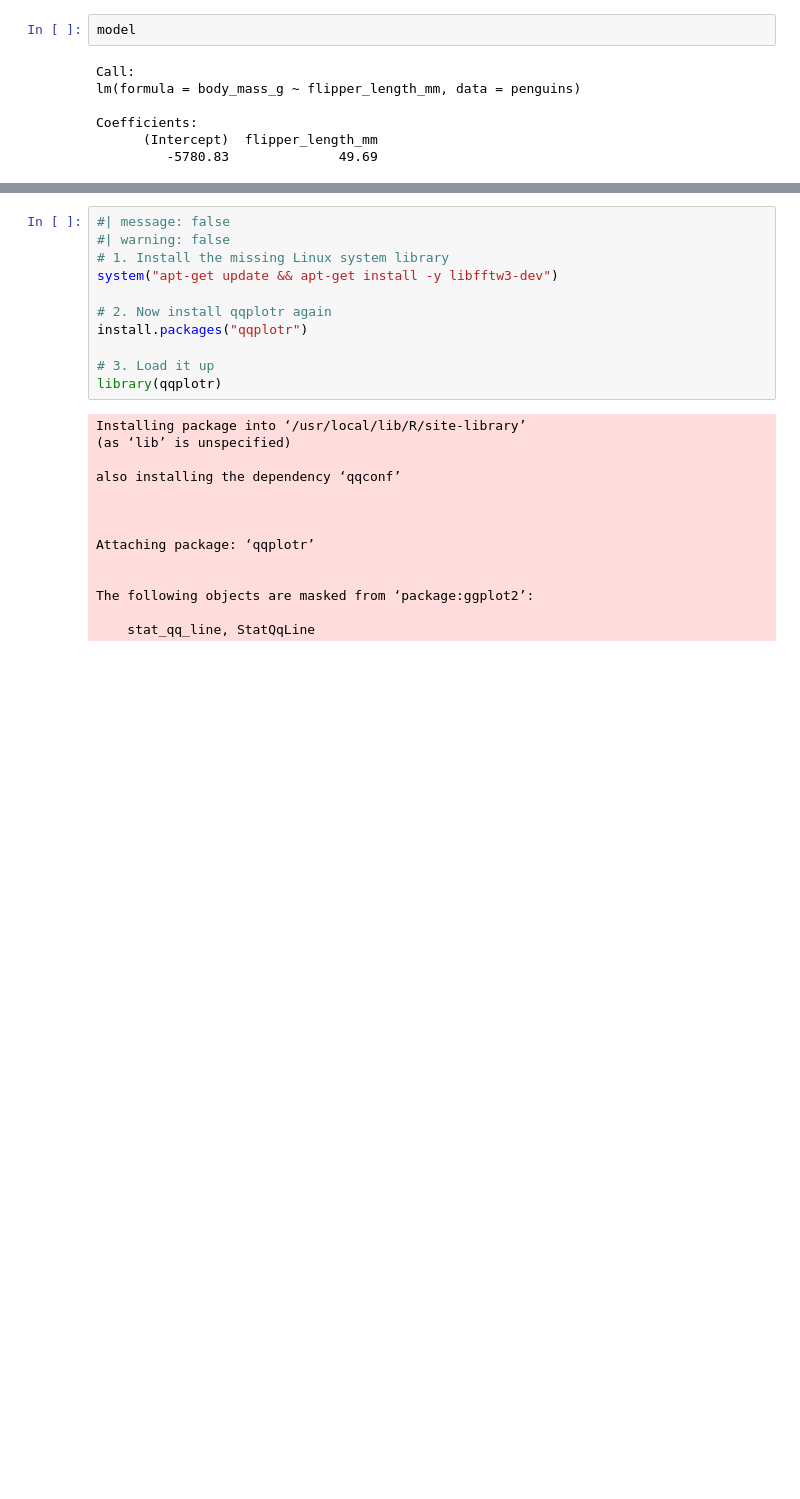
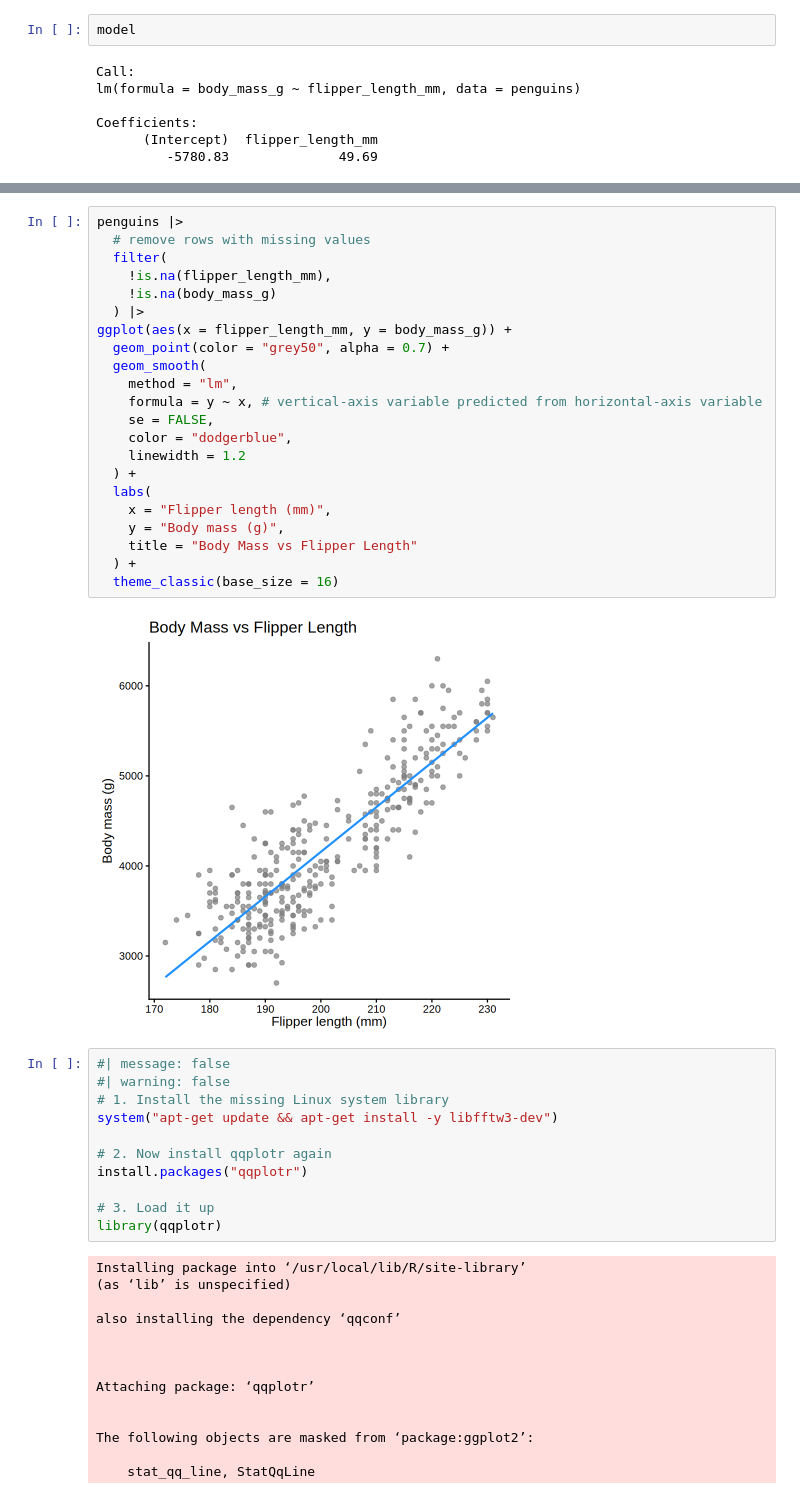
Before and after one commit to manishdatt-edu/biostats, a Jupyter notebook: regression.ipynb, the cells around one changed output, grey strips where cells are left out. Saved outputs shown, nothing was run; the diff lists cells and outputs as text; blank space fills up the shorter version.

```diff
--- a/regression.ipynb
+++ b/regression.ipynb
@@ -271,3 +293,27 @@ Coefficients:
+# %%
+penguins |>
+  # remove rows with missing values
+  filter(
+    !is.na(flipper_length_mm),
+    !is.na(body_mass_g)
+  ) |>
+ggplot(aes(x = flipper_length_mm, y = body_mass_g)) +
+  geom_point(color = "grey50", alpha = 0.7) +
+  geom_smooth(
+    method = "lm",
+    formula = y ~ x, # vertical-axis variable predicted from horizontal-axis variable
+    se = FALSE,
+    color = "dodgerblue",
+    linewidth = 1.2
+  ) +
+  labs(
+    x = "Flipper length (mm)",
+    y = "Body mass (g)",
+    title = "Body Mass vs Flipper Length"
+  ) +
+  theme_classic(base_size = 16)
+# %% [output]
+[figure, added]
 # %%
 #| message: false
 #| warning: false
```
Also changed, not shown: parts of 6 cells of this notebook, 1 other file.
